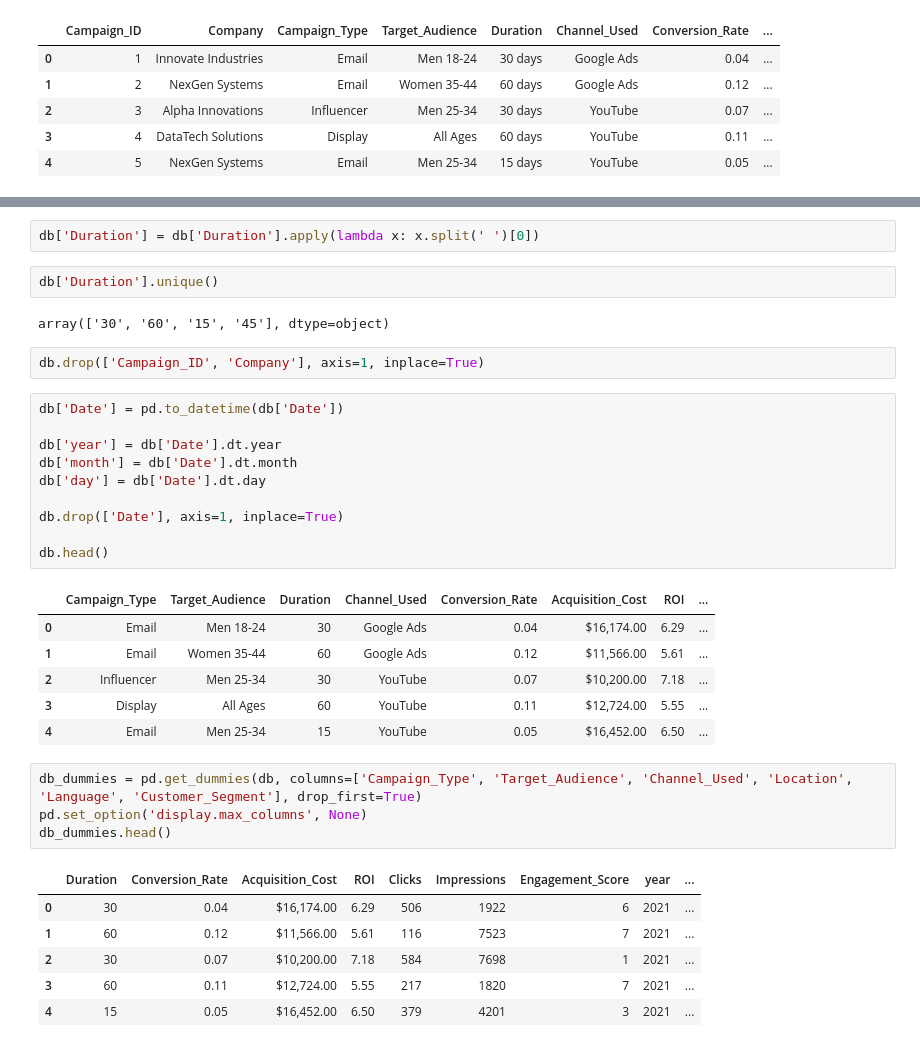
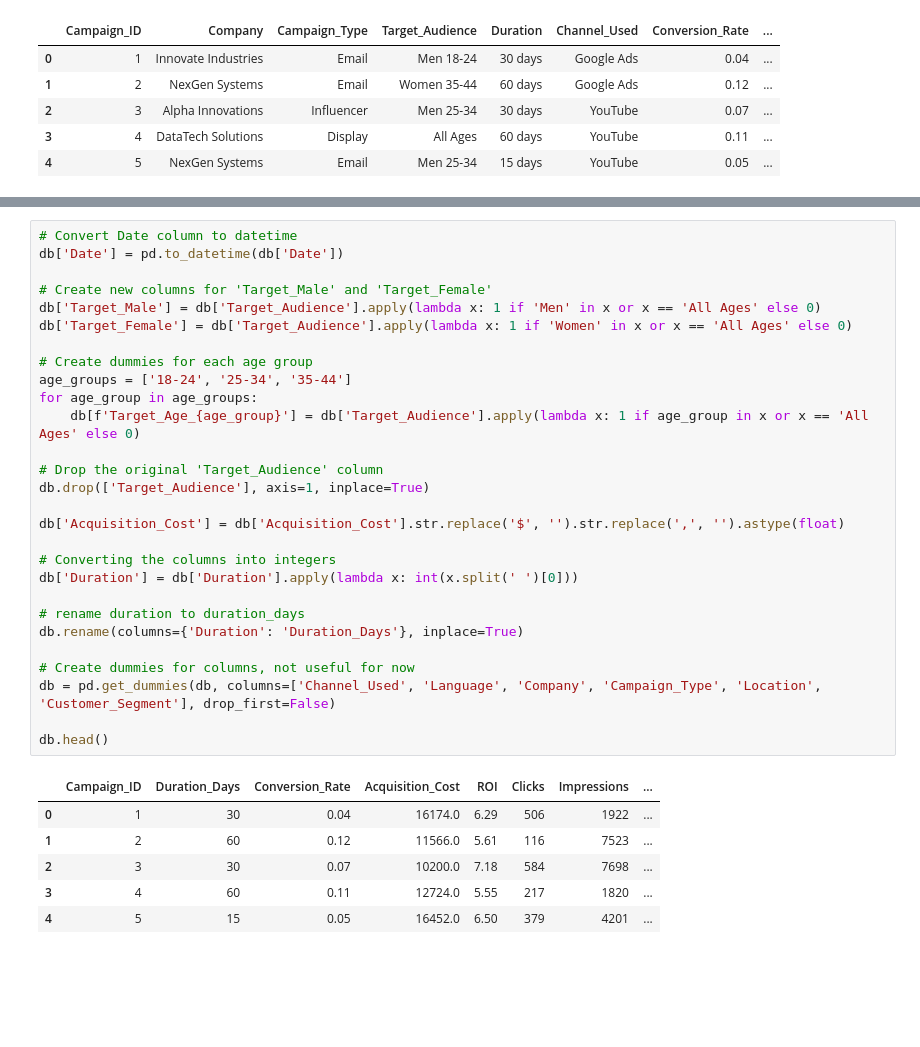
Before and after one commit to SantiagoArenas/TFG_Santiago, a Jupyter notebook: dataAcquisition/marketingCampaign3/campaignExploration3.ipynb, the cells around one changed output, grey strips where cells are left out. Saved outputs shown, nothing was run; the diff lists cells and outputs as text; blank space fills up the shorter version.

```diff
--- a/dataAcquisition/marketingCampaign3/campaignExploration3.ipynb
+++ b/dataAcquisition/marketingCampaign3/campaignExploration3.ipynb
@@ -26,36 +34,35 @@ array(['30 days', '60 days', '15 days', '45 days'], dtype=object)
-# %%
-db['Duration'] = db['Duration'].apply(lambda x: x.split(' ')[0])
-# %%
-db['Duration'].unique()
-# %% [output]
-array(['30', '60', '15', '45'], dtype=object)
-# %%
-db.drop(['Campaign_ID', 'Company'], axis=1, inplace=True)
-# %%
-db['Date'] = pd.to_datetime(db['Date'])
-
-db['year'] = db['Date'].dt.year
-db['month'] = db['Date'].dt.month
-db['day'] = db['Date'].dt.day
-
-db.drop(['Date'], axis=1, inplace=True)
-
-db.head()
-# %% [output]
-|  | Campaign_Type | Target_Audience | Duration | Channel_Used | Conversion_Rate | Acquisition_Cost | ROI | ... |
-| 0 | Email | Men 18-24 | 30 | Google Ads | 0.04 | $16,174.00 | 6.29 | ... |
-| 1 | Email | Women 35-44 | 60 | Google Ads | 0.12 | $11,566.00 | 5.61 | ... |
-| 2 | Influencer | Men 25-34 | 30 | YouTube | 0.07 | $10,200.00 | 7.18 | ... |
-| 3 | Display | All Ages | 60 | YouTube | 0.11 | $12,724.00 | 5.55 | ... |
-| 4 | Email | Men 25-34 | 15 | YouTube | 0.05 | $16,452.00 | 6.50 | ... |
-# %%
-db_dummies = pd.get_dummies(db, columns=['Campaign_Type', 'Target_Audience', 'Channel_Used', 'Location', 'Language', 'Customer_Segment'], drop_first=True)
-pd.set_option('display.max_columns', None)
-db_dummies.head()
-# %% [output]
-|  | Duration | Conversion_Rate | Acquisition_Cost | ROI | Clicks | Impressions | Engagement_Score | year | ... |
-| 0 | 30 | 0.04 | $16,174.00 | 6.29 | 506 | 1922 | 6 | 2021 | ... |
-| 1 | 60 | 0.12 | $11,566.00 | 5.61 | 116 | 7523 | 7 | 2021 | ... |
-| 2 | 30 | 0.07 | $10,200.00 | 7.18 | 584 | 7698 | 1 | 2021 | ... |
-| 3 | 60 | 0.11 | $12,724.00 | 5.55 | 217 | 1820 | 7 | 2021 | ... |
-| 4 | 15 | 0.05 | $16,452.00 | 6.50 | 379 | 4201 | 3 | 2021 | ... |
+# %%
+# Convert Date column to datetime
+db['Date'] = pd.to_datetime(db['Date'])
+
+# Create new columns for 'Target_Male' and 'Target_Female'
+db['Target_Male'] = db['Target_Audience'].apply(lambda x: 1 if 'Men' in x or x == 'All Ages' else 0)
+db['Target_Female'] = db['Target_Audience'].apply(lambda x: 1 if 'Women' in x or x == 'All Ages' else 0)
+
+# Create dummies for each age group
+age_groups = ['18-24', '25-34', '35-44']
+for age_group in age_groups:
+    db[f'Target_Age_{age_group}'] = db['Target_Audience'].apply(lambda x: 1 if age_group in x or x == 'All Ages' else 0)
+
+# Drop the original 'Target_Audience' column
+db.drop(['Target_Audience'], axis=1, inplace=True)
+
+db['Acquisition_Cost'] = db['Acquisition_Cost'].str.replace('$', '').str.replace(',', '').astype(float)
+
+# Converting the columns into integers
+db['Duration'] = db['Duration'].apply(lambda x: int(x.split(' ')[0]))
+
+# rename duration to duration_days
+db.rename(columns={'Duration': 'Duration_Days'}, inplace=True)
+
+# Create dummies for columns, not useful for now
+db = pd.get_dummies(db, columns=['Channel_Used', 'Language', 'Company', 'Campaign_Type', 'Location', 'Customer_Segment'], drop_first=False)
+
+db.head()
+# %% [output]
+|  | Campaign_ID | Duration_Days | Conversion_Rate | Acquisition_Cost | ROI | Clicks | Impressions | ... |
+| 0 | 1 | 30 | 0.04 | 16174.0 | 6.29 | 506 | 1922 | ... |
+| 1 | 2 | 60 | 0.12 | 11566.0 | 5.61 | 116 | 7523 | ... |
+| 2 | 3 | 30 | 0.07 | 10200.0 | 7.18 | 584 | 7698 | ... |
+| 3 | 4 | 60 | 0.11 | 12724.0 | 5.55 | 217 | 1820 | ... |
+| 4 | 5 | 15 | 0.05 | 16452.0 | 6.50 | 379 | 4201 | ... |
```
Also changed, not shown: parts of 7 cells of this notebook, 2 other files.
